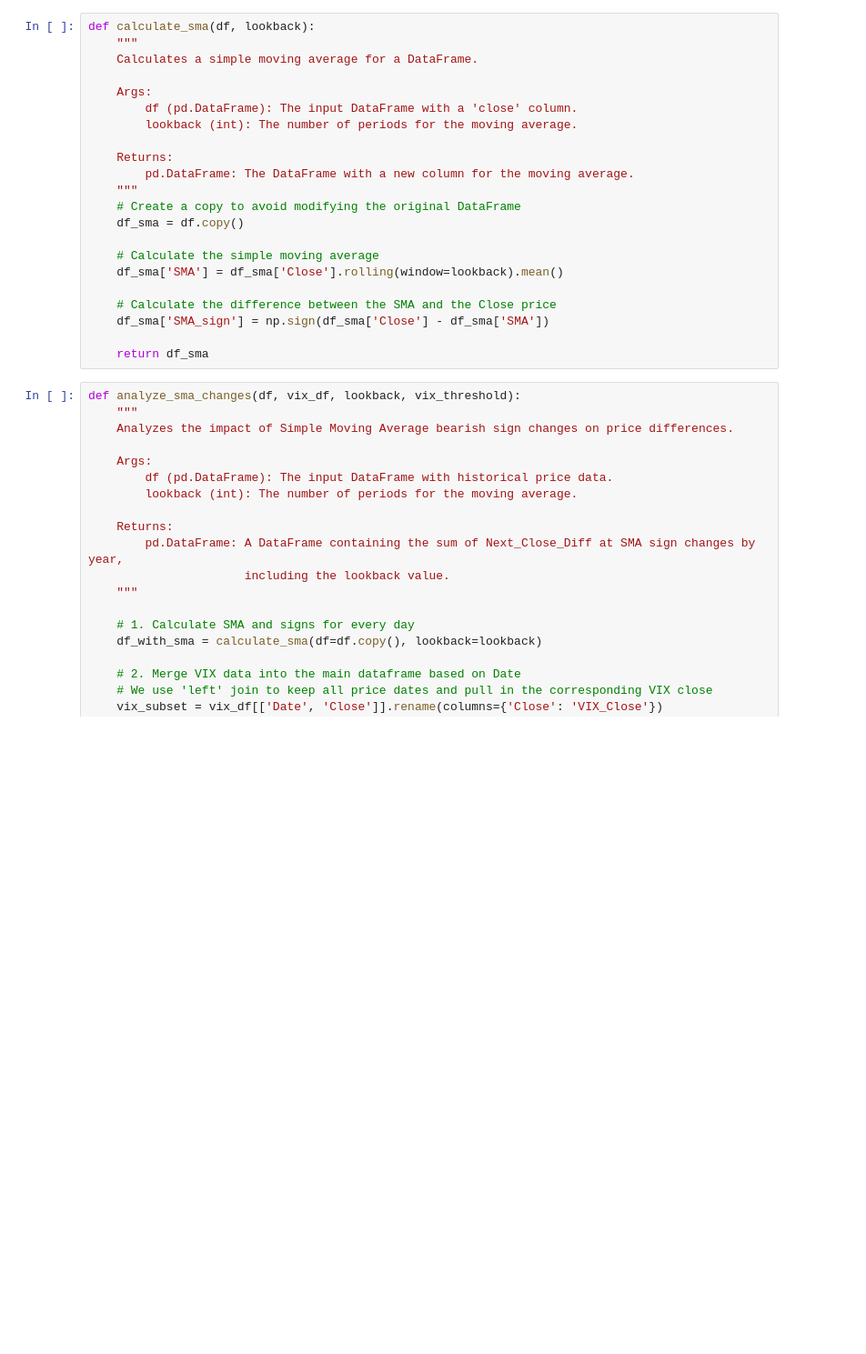
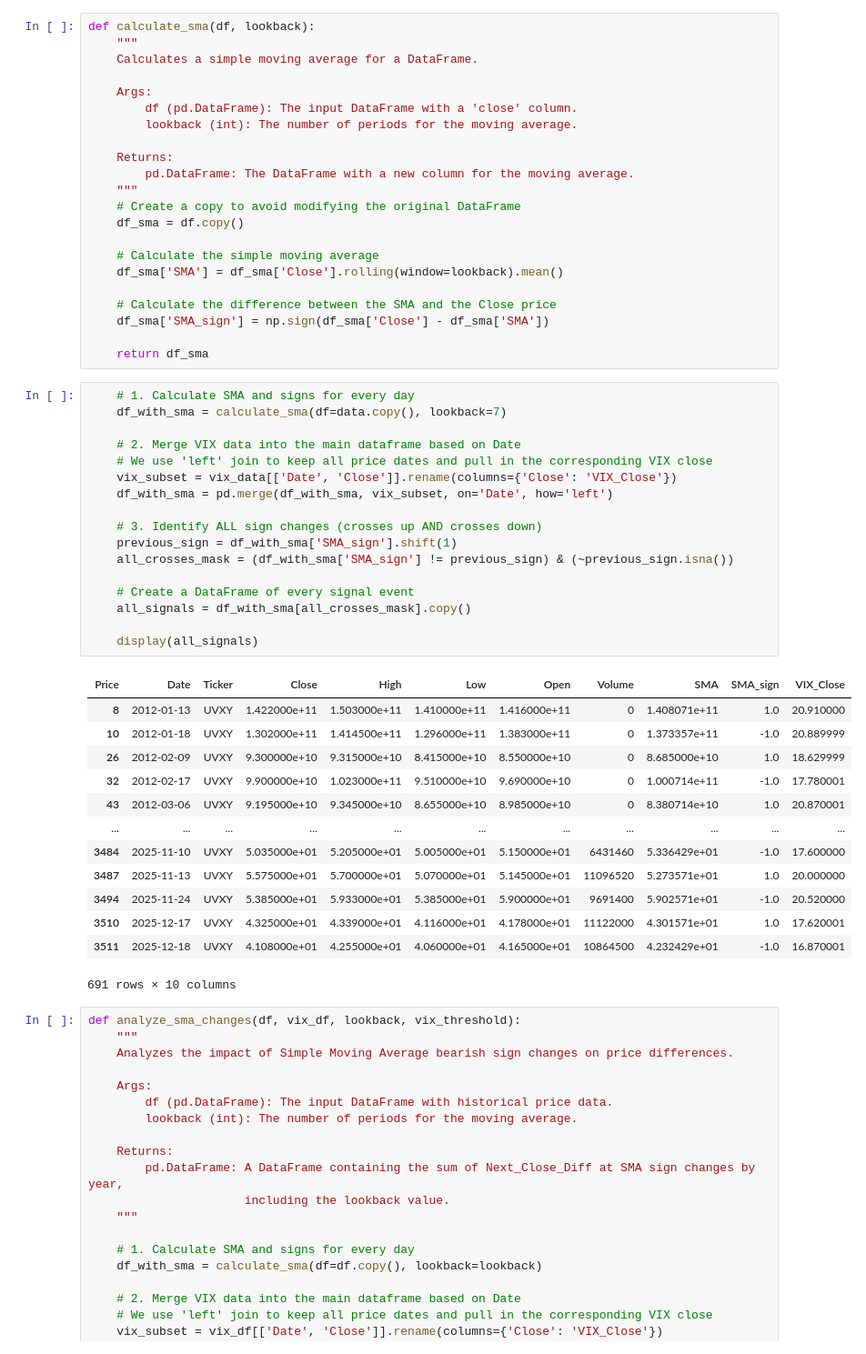
Before and after one commit to jhenningsen/Equity_Analysis, a Jupyter notebook: SMA_Short_VIX_Adjust.ipynb, the cells around one changed output. Shown at 91% size. Drawn from its saved outputs; the diff is of its cells as text; blank space fills up the shorter version.

```diff
--- a/SMA_Short_VIX_Adjust.ipynb
+++ b/SMA_Short_VIX_Adjust.ipynb
@@ -113,6 +132,37 @@ def calculate_sma(df, lookback):
     df_sma['SMA_sign'] = np.sign(df_sma['Close'] - df_sma['SMA'])
 
     return df_sma
+# %%
+    # 1. Calculate SMA and signs for every day
+    df_with_sma = calculate_sma(df=data.copy(), lookback=7)
+
+    # 2. Merge VIX data into the main dataframe based on Date
+    # We use 'left' join to keep all price dates and pull in the corresponding VIX close
+    vix_subset = vix_data[['Date', 'Close']].rename(columns={'Close': 'VIX_Close'})
+    df_with_sma = pd.merge(df_with_sma, vix_subset, on='Date', how='left')
+
+    # 3. Identify ALL sign changes (crosses up AND crosses down)
+    previous_sign = df_with_sma['SMA_sign'].shift(1)
+    all_crosses_mask = (df_with_sma['SMA_sign'] != previous_sign) & (~previous_sign.isna())
+
+    # Create a DataFrame of every signal event
+    all_signals = df_with_sma[all_crosses_mask].copy()
+
+    display(all_signals)
+# %% [output]
+| Price | Date | Ticker | Close | High | Low | Open | Volume | SMA | SMA_sign | VIX_Close |
+| 8 | 2012-01-13 | UVXY | 1.422000e+11 | 1.503000e+11 | 1.410000e+11 | 1.416000e+11 | 0 | 1.408071e+11 | 1.0 | 20.910000 |
+| 10 | 2012-01-18 | UVXY | 1.302000e+11 | 1.414500e+11 | 1.296000e+11 | 1.383000e+11 | 0 | 1.373357e+11 | -1.0 | 20.889999 |
+| 26 | 2012-02-09 | UVXY | 9.300000e+10 | 9.315000e+10 | 8.415000e+10 | 8.550000e+10 | 0 | 8.685000e+10 | 1.0 | 18.629999 |
+| 32 | 2012-02-17 | UVXY | 9.900000e+10 | 1.023000e+11 | 9.510000e+10 | 9.690000e+10 | 0 | 1.000714e+11 | -1.0 | 17.780001 |
+| 43 | 2012-03-06 | UVXY | 9.195000e+10 | 9.345000e+10 | 8.655000e+10 | 8.985000e+10 | 0 | 8.380714e+10 | 1.0 | 20.870001 |
+| ... | ... | ... | ... | ... | ... | ... | ... | ... | ... | ... |
+| 3484 | 2025-11-10 | UVXY | 5.035000e+01 | 5.205000e+01 | 5.005000e+01 | 5.150000e+01 | 6431460 | 5.336429e+01 | -1.0 | 17.600000 |
+| 3487 | 2025-11-13 | UVXY | 5.575000e+01 | 5.700000e+01 | 5.070000e+01 | 5.145000e+01 | 11096520 | 5.273571e+01 | 1.0 | 20.000000 |
+| 3494 | 2025-11-24 | UVXY | 5.385000e+01 | 5.933000e+01 | 5.385000e+01 | 5.900000e+01 | 9691400 | 5.902571e+01 | -1.0 | 20.520000 |
+| 3510 | 2025-12-17 | UVXY | 4.325000e+01 | 4.339000e+01 | 4.116000e+01 | 4.178000e+01 | 11122000 | 4.301571e+01 | 1.0 | 17.620001 |
+| 3511 | 2025-12-18 | UVXY | 4.108000e+01 | 4.255000e+01 | 4.060000e+01 | 4.165000e+01 | 10864500 | 4.232429e+01 | -1.0 | 16.870001 |
+691 rows × 10 columns
 # %%
 def analyze_sma_changes(df, vix_df, lookback, vix_threshold):
     """
```
Also changed, not shown: parts of 1 cell of this notebook.
